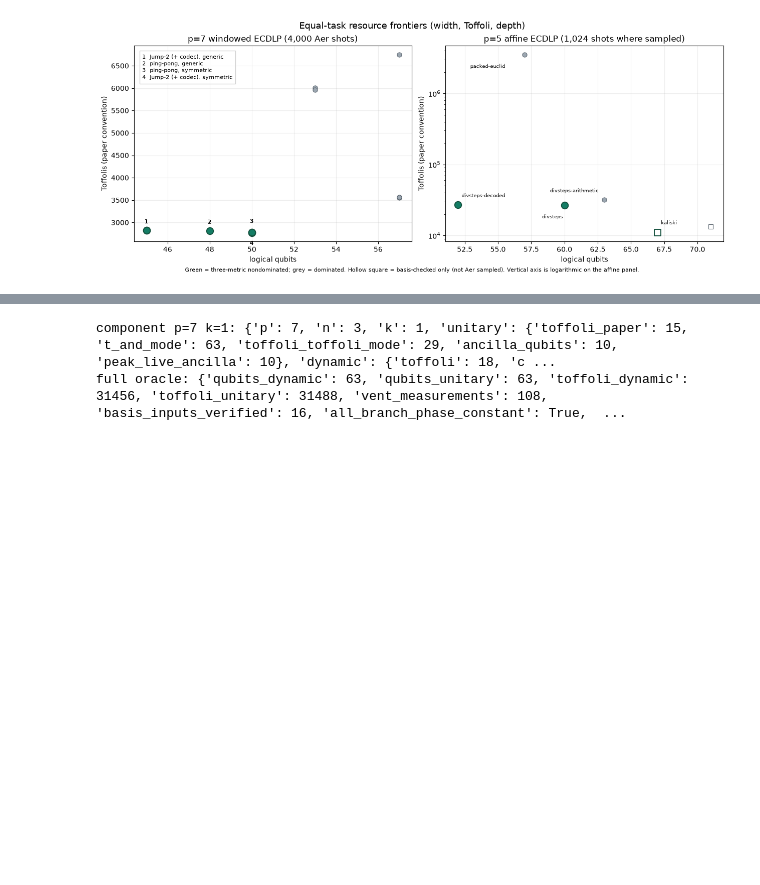
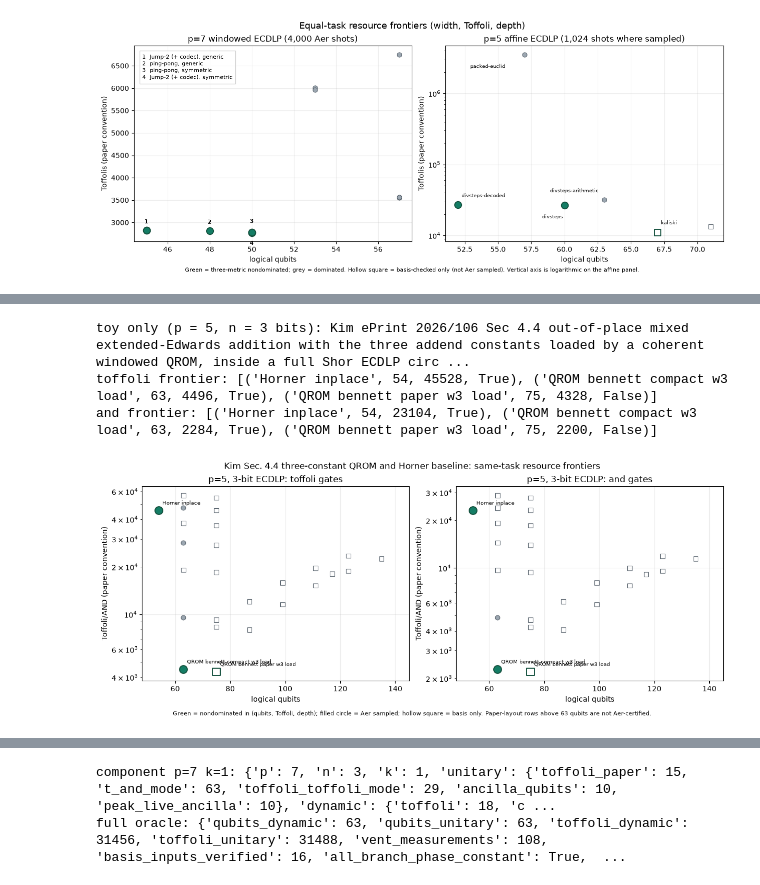
Before and after one commit to jtcoolen/shor_qiskit, a Jupyter notebook: notebooks/shor_walkthrough.ipynb, the cells around one changed output, grey strips where cells are left out. Saved outputs shown, nothing was run; the diff lists cells and outputs as text; code cells hidden in the pictures; blank space fills up the shorter version.

```diff
--- a/notebooks/shor_walkthrough.ipynb
+++ b/notebooks/shor_walkthrough.ipynb
@@ -1966 +2004,15 @@ same-task Weierstrass baseline: {'affine': ['no offset keeps all reachable addit
+# %%
+from plot_optimisation_frontiers import edwards_kim_figure, edwards_kim_rows
+kim = json.loads((ROOT / 'bench' / 'ec_edwards_kim.json').read_text())
+print(kim['scope'])
+for gate_mode in ('toffoli', 'and'):
+    rows, winners = edwards_kim_rows(gate_mode)
+    print(gate_mode, 'frontier:', [(r['label'], r['qubits'], r['toffoli_paper'], r['sampled']) for r in rows if r['label'] in winners])
+display(edwards_kim_figure())
+plt.close('all')
+# %% [output]
+toy only (p = 5, n = 3 bits): Kim ePrint 2026/106 Sec 4.4 out-of-place mixed extended-Edwards addition with the three addend constants loaded by a coherent windowed QROM, inside a full Shor ECDLP circ ...
+toffoli frontier: [('Horner inplace', 54, 45528, True), ('QROM bennett compact w3 load', 63, 4496, True), ('QROM bennett paper w3 load', 75, 4328, False)]
+and frontier: [('Horner inplace', 54, 23104, True), ('QROM bennett compact w3 load', 63, 2284, True), ('QROM bennett paper w3 load', 75, 2200, False)]
+[figure, added]
 # %% [markdown]
```
Also changed, not shown: parts of 8 cells of this notebook, 15 other files.
